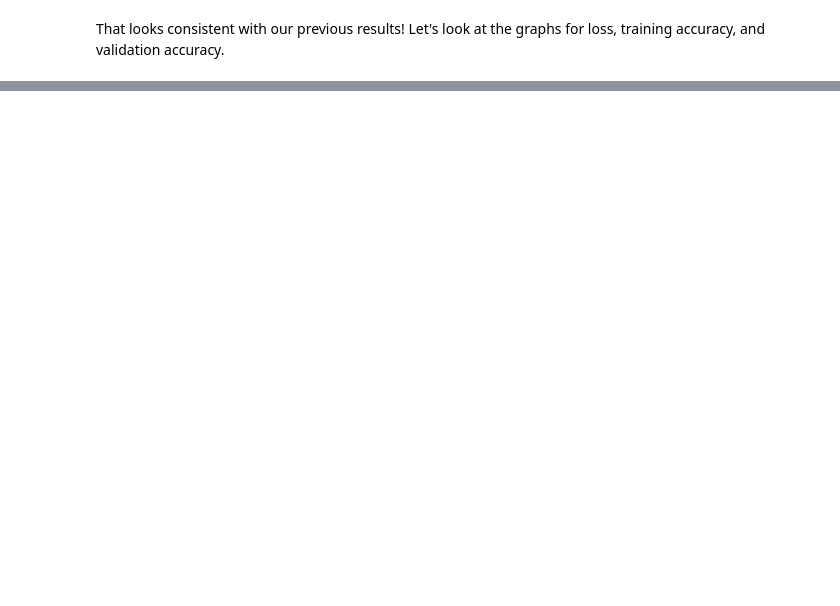
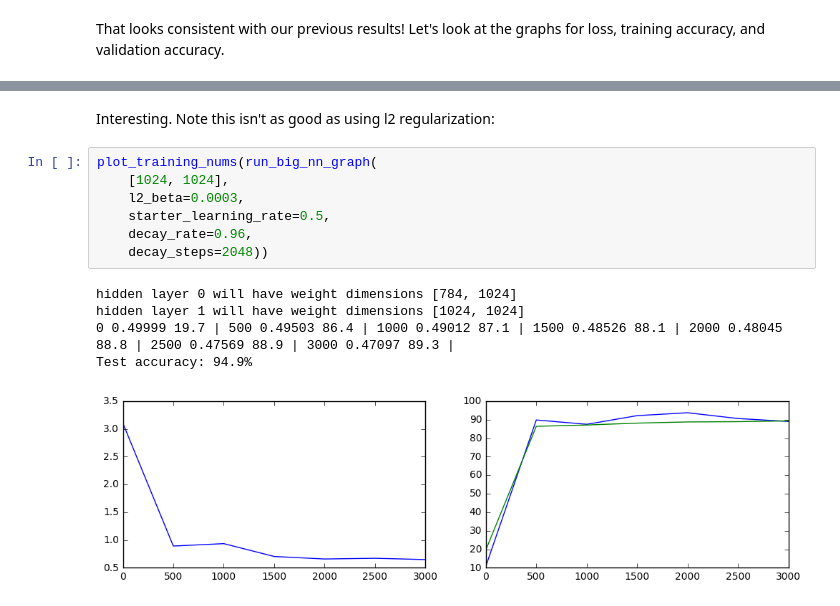
Before and after one commit to aduston/deeplearning, a Jupyter notebook: 3_regularization.ipynb, the cells around one changed output, grey strips where cells are left out. Saved outputs shown, nothing was run; the diff lists cells and outputs as text; blank space fills up the shorter version.

```diff
--- a/3_regularization.ipynb
+++ b/3_regularization.ipynb
@@ -495,0 +439,15 @@ Okay, I think that's it for now. I wasn't able to beat the 93.2% I got with a si
+# %% [markdown]
+Interesting. Note this isn't as good as using l2 regularization:
+# %%
+plot_training_nums(run_big_nn_graph(
+    [1024, 1024],
+    l2_beta=0.0003,
+    starter_learning_rate=0.5,
+    decay_rate=0.96,
+    decay_steps=2048))
+# %% [output]
+hidden layer 0 will have weight dimensions [784, 1024]
+hidden layer 1 will have weight dimensions [1024, 1024]
+0 0.49999 19.7 | 500 0.49503 86.4 | 1000 0.49012 87.1 | 1500 0.48526 88.1 | 2000 0.48045 88.8 | 2500 0.47569 88.9 | 3000 0.47097 89.3 |
+Test accuracy: 94.9%
+[figure, added]
```
Also changed, not shown: parts of 46 cells of this notebook.
